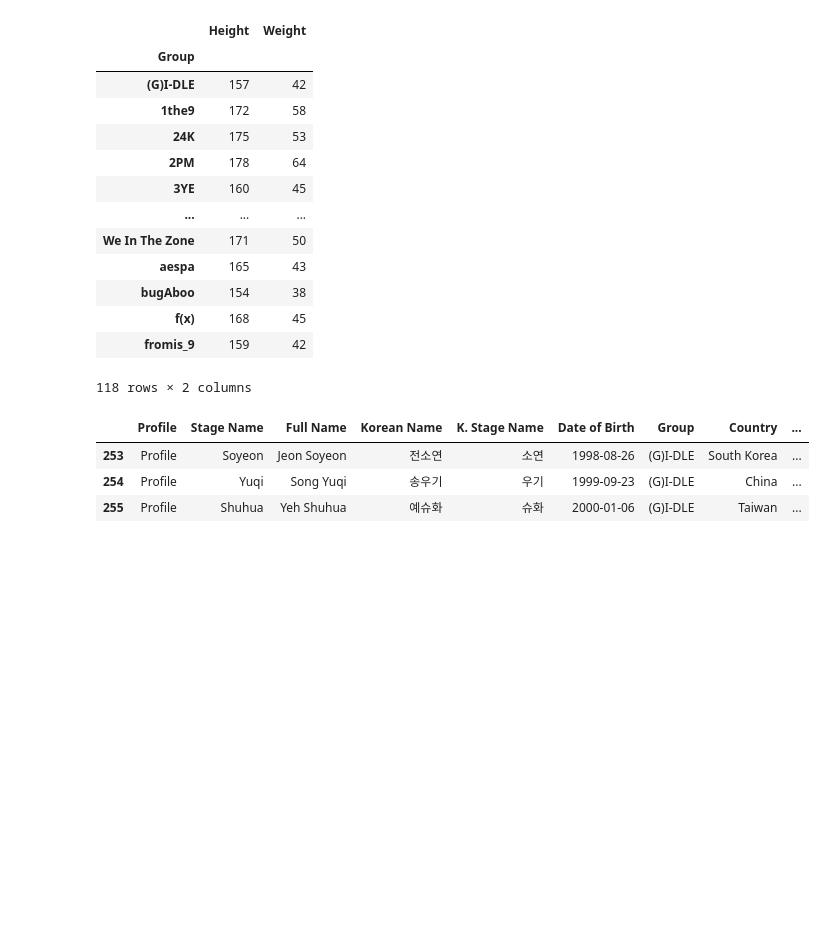
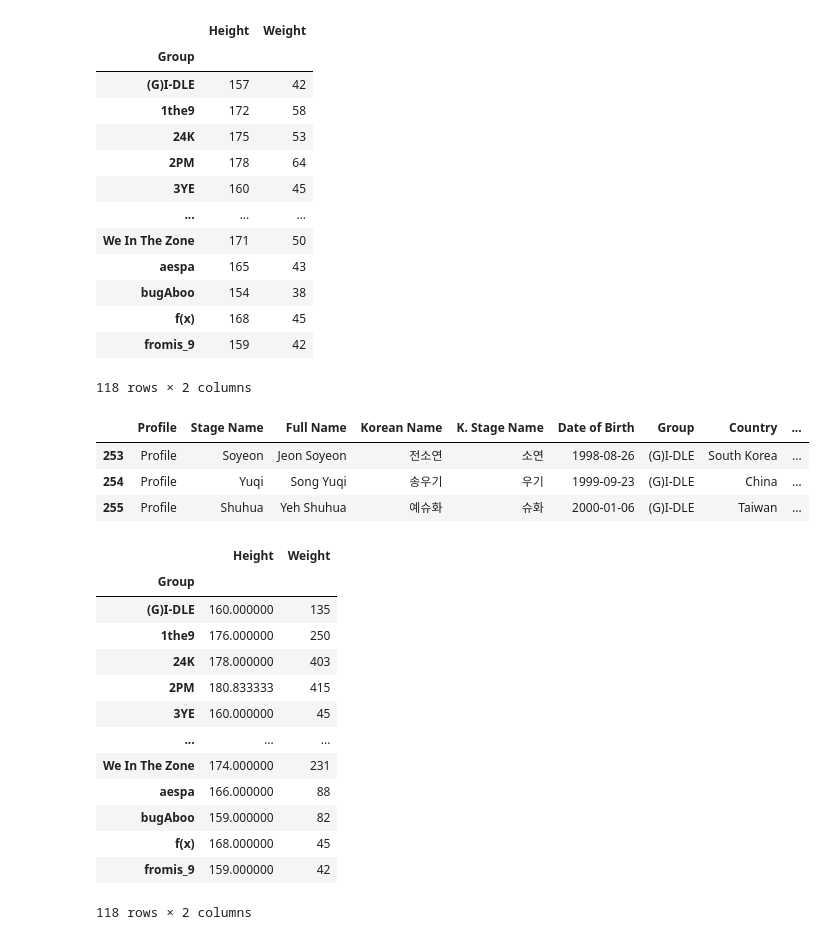
Before and after one commit to KINGSANGWOON/big-data-analytics.numpy.pandas, a Jupyter notebook: 데이터_전처리.ipynb, the cells around one changed output. Saved outputs shown, nothing was run; the diff lists cells and outputs as text; code cells hidden in the pictures; blank space fills up the shorter version.

```diff
--- a/데이터_전처리.ipynb
+++ b/데이터_전처리.ipynb
@@ -141,3 +141,22 @@ df.groupby('Group').get_group('(G)I-DLE')  # 본인이 원하는 그룹의 값
 | 253 | Profile | Soyeon | Jeon Soyeon | 전소연 | 소연 | 1998-08-26 | (G)I-DLE | South Korea | ... |
 | 254 | Profile | Yuqi | Song Yuqi | 송우기 | 우기 | 1999-09-23 | (G)I-DLE | China | ... |
 | 255 | Profile | Shuhua | Yeh Shuhua | 예슈화 | 슈화 | 2000-01-06 | (G)I-DLE | Taiwan | ... |
+# %%
+df.groupby('Group').agg({'Height':'max','Weight':'min'})
+
+df.groupby('Group').agg({'Height':'mean','Weight':'sum'})
+# %% [output]
+|  | Height | Weight |
+| Group |  |  |
+| (G)I-DLE | 160.000000 | 135 |
+| 1the9 | 176.000000 | 250 |
+| 24K | 178.000000 | 403 |
+| 2PM | 180.833333 | 415 |
+| 3YE | 160.000000 | 45 |
+| ... | ... | ... |
+| We In The Zone | 174.000000 | 231 |
+| aespa | 166.000000 | 88 |
+| bugAboo | 159.000000 | 82 |
+| f(x) | 168.000000 | 45 |
+| fromis_9 | 159.000000 | 42 |
+118 rows × 2 columns
```
